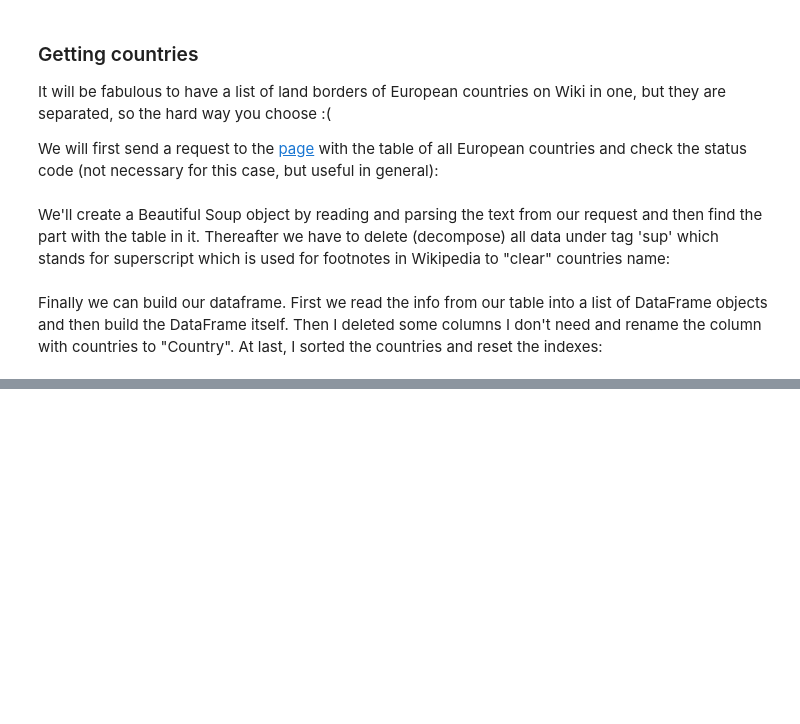
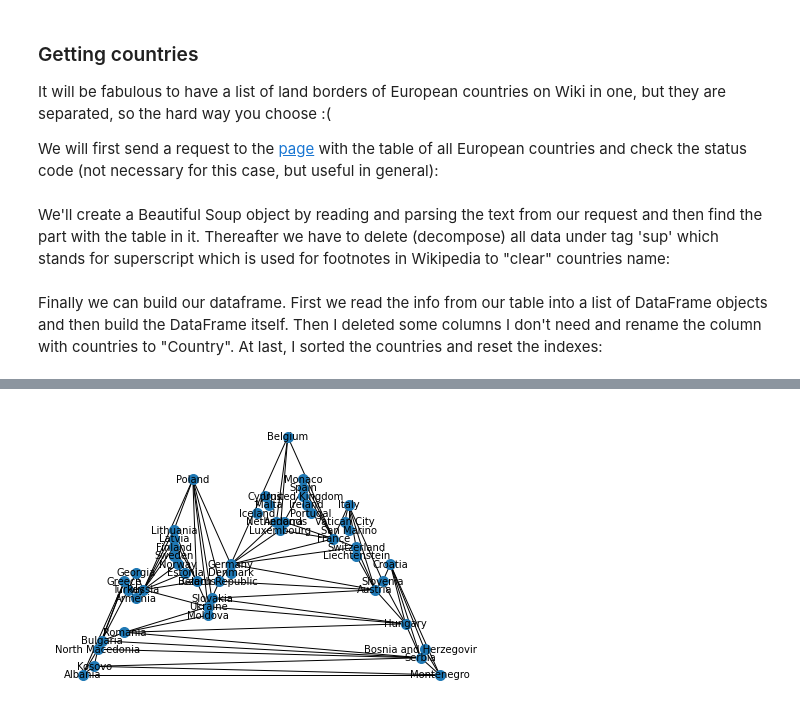
Before and after one commit to sltKaguya/itmo, a Jupyter notebook: discr_math/05_graph_theory/05_homework.ipynb, the cells around one changed output, grey strips where cells are left out. Cells and saved outputs as stored; diff of their text form; code cells hidden in the pictures; blank space fills up the shorter version.

```diff
--- a/discr_math/05_graph_theory/05_homework.ipynb
+++ b/discr_math/05_graph_theory/05_homework.ipynb
@@ -139,0 +192,5 @@ df
+# %%
+nx.draw_planar(g, with_labels=True, node_size=100, font_size=10)
+tikzplotlib.save('eurograph.tex')
+# %% [output]
+[figure, added]
```
Also changed, not shown: parts of 18 cells of this notebook, 1 other file.
